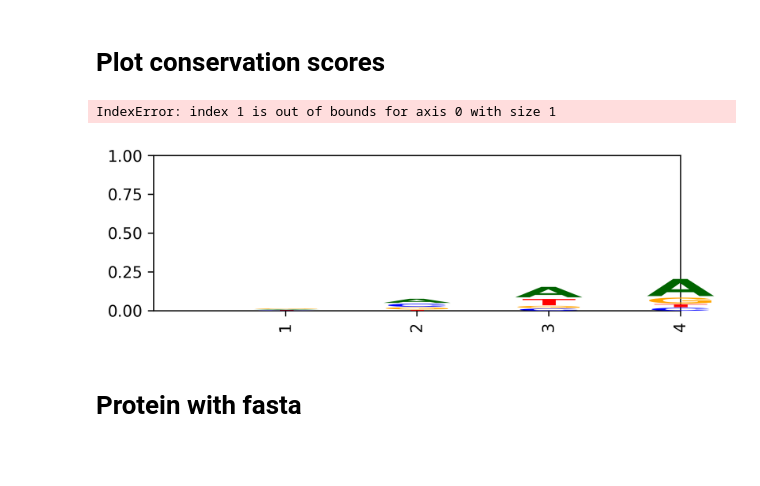
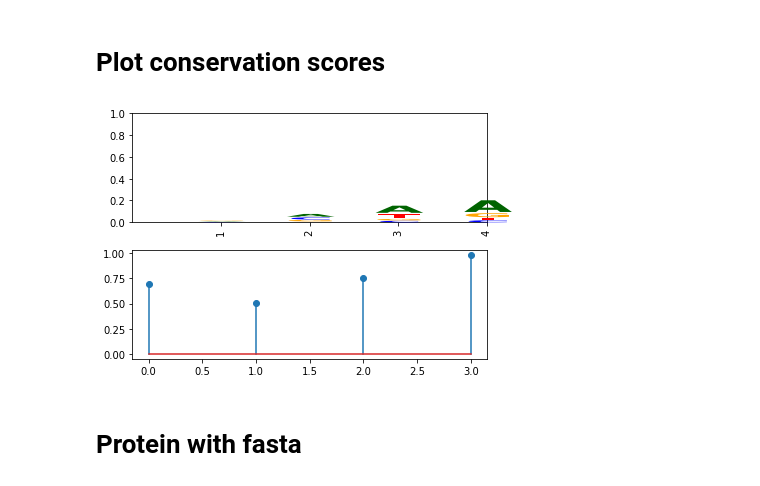
Before and after one commit to saketkc/pyseqlogo, a Jupyter notebook: notebooks/Example01.ipynb, the cells around one changed output. Drawn from its saved outputs; the diff is of its cells as text; code cells hidden in the pictures; blank space fills up the shorter version.

```diff
--- a/notebooks/Example01.ipynb
+++ b/notebooks/Example01.ipynb
@@ -297,29 +271,24 @@ fig.tight_layout()
 # %%
 from matplotlib import transforms
 ALL_SCORES = [[('G', 0.1),
               ('A', 0.1),
               ('C', 0.31312908494534769),
               ('T', 0.84220926295645249)]] * 6
 stem_scores = np.random.rand(4)
 fig = plt.figure()
 ax = plt.subplot(211)
 #fig, axarr =
 counts = {'A' : [3,4,5,6], 'C': [2,3,1,1], 'T': [2,1,3,1], 'G': [3,2,1,2]}
 
 draw_logo(counts, data_type='counts', ax=ax, draw_axis=True)
-trans_offset = transforms.offset_copy(axarr[1,0].transData,
-                                      fig=fig,
-                                      x=1,
-                                      y=100,
-                                      units='points')
+
 #ax = axarr[0,0]
 ax = plt.subplot(212)
 ax.stem(stem_scores)#, transform=trans_offset)
 #setup_axis(axarr[1,0], axis='y', majorticks=1, minorticks=0.1)
 fig.tight_layout()
 # %% [output]
-IndexError: index 1 is out of bounds for axis 0 with size 1
-[figure, old version]
+[figure, new version]
 # %% [markdown]
 # Protein with fasta
 # %%
```
Also changed, not shown: parts of 14 cells of this notebook, 3 other files.
